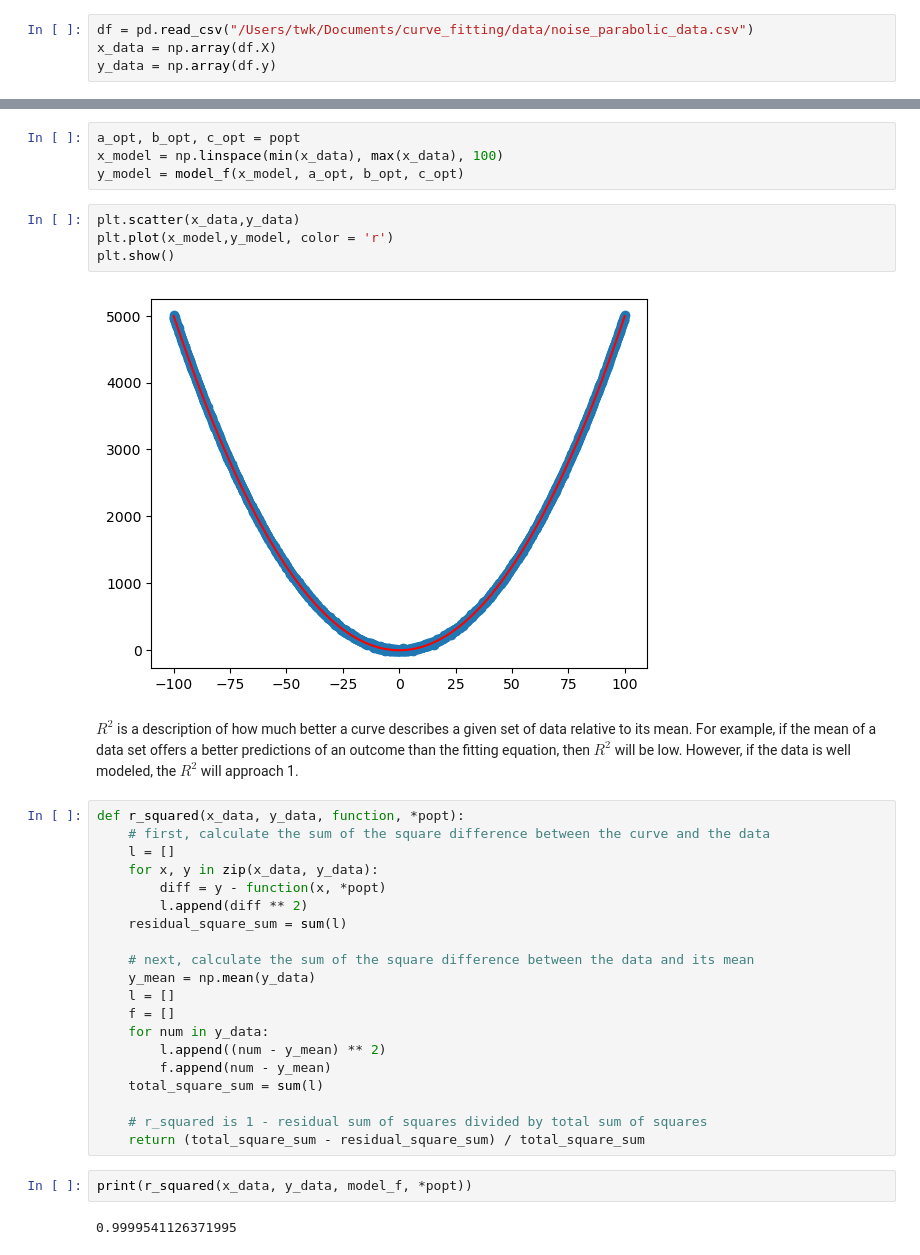
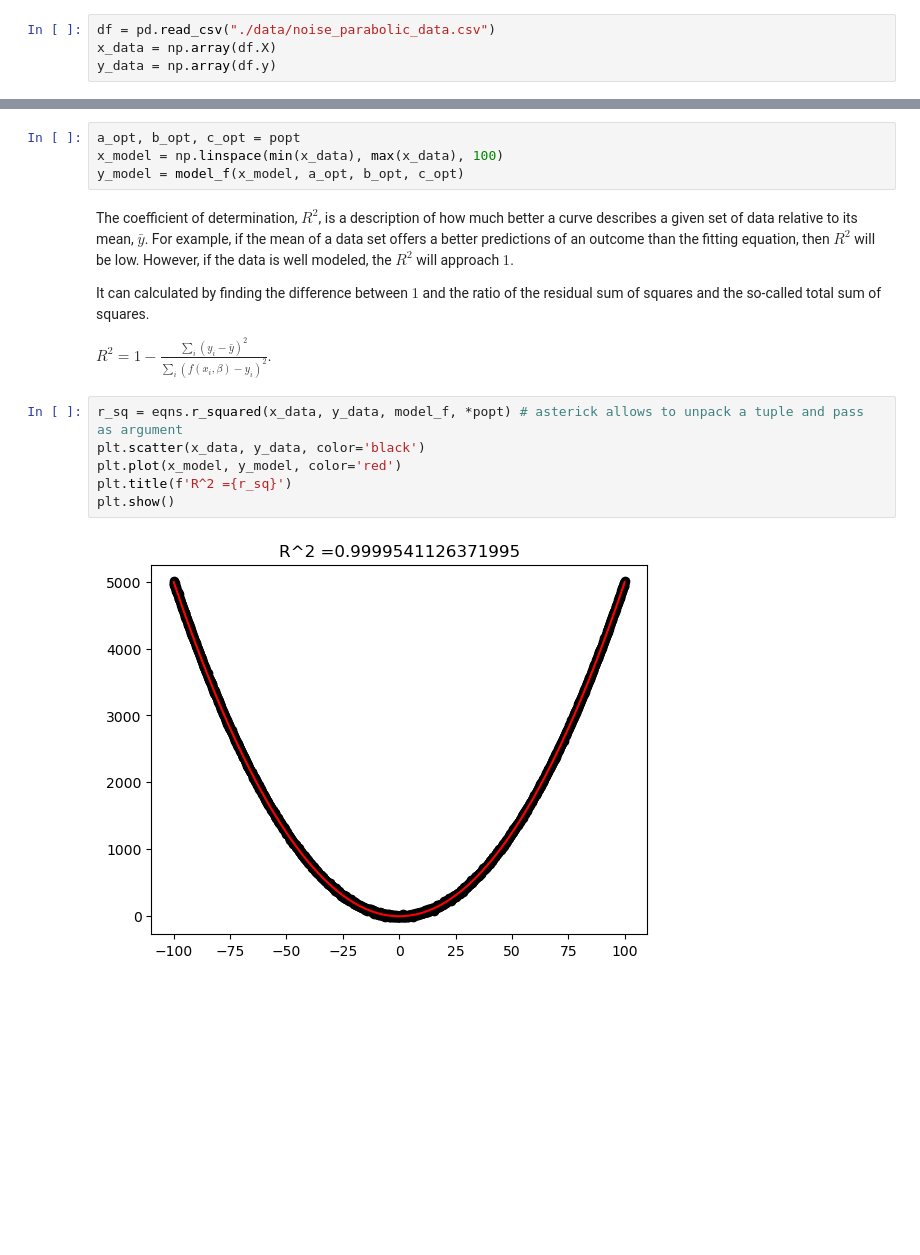
Before and after one commit to baba-ghanouj/curve_fitting, a Jupyter notebook: 2023-03-29_parabola_fitting.ipynb, the cells around one changed output, grey strips where cells are left out. Drawn from its saved outputs; the diff is of its cells as text; blank space fills up the shorter version.

```diff
--- a/2023-03-29_parabola_fitting.ipynb
+++ b/2023-03-29_parabola_fitting.ipynb
@@ -10,4 +11,4 @@ The standard approach for discovering the optimized parameters and thus the line
 # %%
-df = pd.read_csv("/Users/twk/Documents/curve_fitting/data/noise_parabolic_data.csv")
+df = pd.read_csv("./data/noise_parabolic_data.csv")
 x_data = np.array(df.X)
 y_data = np.array(df.y)
@@ -25,35 +24,17 @@ popt, pcov = curve_fit(model_f, x_data, y_data, p0 = [1, 1, 1])
 a_opt, b_opt, c_opt = popt
 x_model = np.linspace(min(x_data), max(x_data), 100)
 y_model = model_f(x_model, a_opt, b_opt, c_opt)
-# %%
-plt.scatter(x_data,y_data)
-plt.plot(x_model,y_model, color = 'r')
-plt.show()
-# %% [output]
-[figure, removed]
 # %% [markdown]
-$R^2$ is a description of how much better a curve describes a given set of data relative to its mean. For example, if the mean of a data set offers a better predictions of an outcome than the fitting equation, then $R^2$ will be low. However, if the data is well modeled, the $R^2$ will approach 1.
+The coefficient of determination, $R^2$, is a description of how much better a curve describes a given set of data relative to its mean, $\bar{y}$. For example, if the mean of a data set offers a better predictions of an outcome than the fitting equation, then $R^2$ will be low. However, if the data is well modeled, the $R^2$ will approach $1$.
+
+It can calculated by finding the difference between $1$ and the ratio of the residual sum of squares and the so-called total sum of squares.
+
+$R^2 = 1 - \frac{\sum_i(y_i - \bar{y})^2}{\sum_i(f(x_i, \beta) - y_i)^2}$.
-# %%
-def r_squared(x_data, y_data, function, *popt):
-    # first, calculate the sum of the square difference between the curve and the data
-    l = []
-    for x, y in zip(x_data, y_data):
-        diff = y - function(x, *popt)
-        l.append(diff ** 2)
-    residual_square_sum = sum(l)
-
-    # next, calculate the sum of the square difference between the data and its mean
-    y_mean = np.mean(y_data)
-    l = []
-    f = []
-    for num in y_data:
-        l.append((num - y_mean) ** 2)
-        f.append(num - y_mean)
-    total_square_sum = sum(l)
-
-    # r_squared is 1 - residual sum of squares divided by total sum of squares
-    return (total_square_sum - residual_square_sum) / total_square_sum
 # %%
-print(r_squared(x_data, y_data, model_f, *popt))
+r_sq = eqns.r_squared(x_data, y_data, model_f, *popt) # asterick allows to unpack a tuple and pass as argument
+plt.scatter(x_data, y_data, color='black')
+plt.plot(x_model, y_model, color='red')
+plt.title(f'R^2 ={r_sq}')
+plt.show()
 # %% [output]
-0.9999541126371995
+[figure, added]
```
Also changed, not shown: parts of 5 cells of this notebook, 1 other file.
